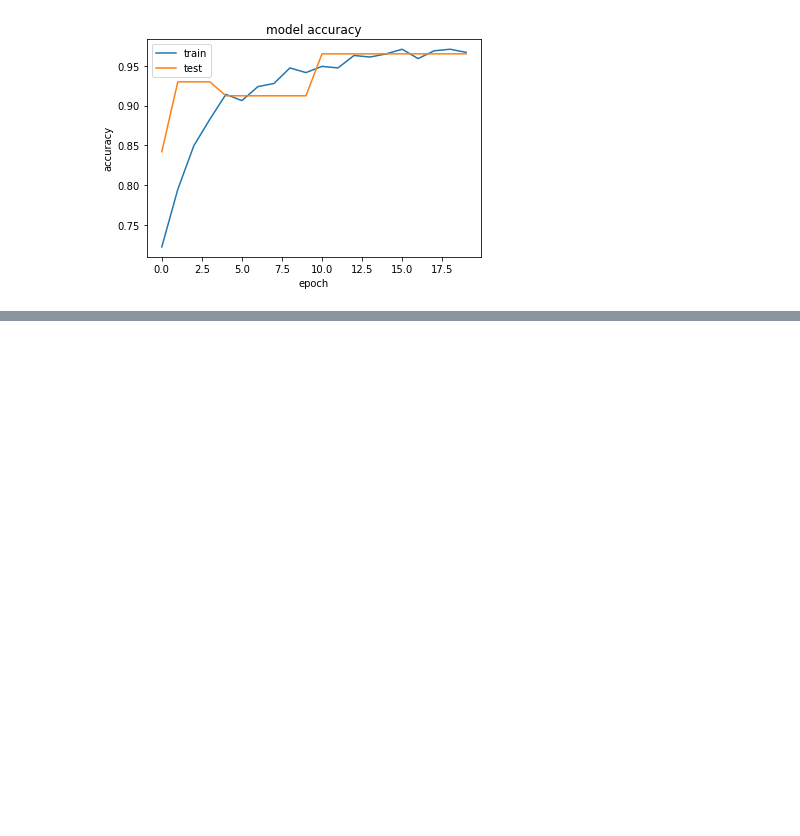
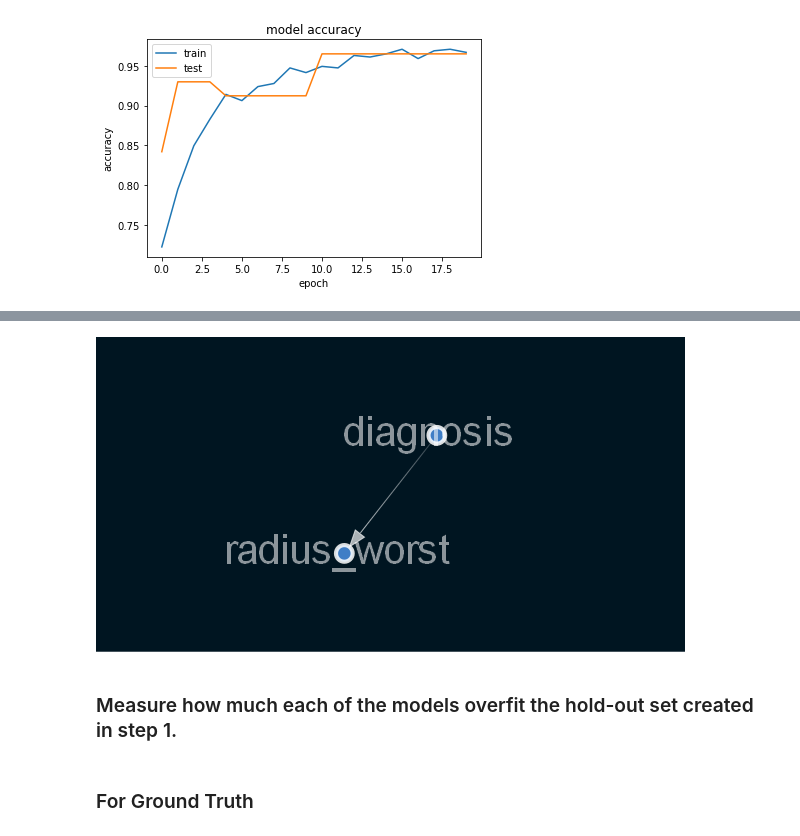
Before and after one commit to Causal-Inference-on-Breast-cancer/Causualty, a Jupyter notebook: notebooks/Data Exploration.ipynb, the cells around one changed output, grey strips where cells are left out. Saved outputs shown, nothing was run; the diff lists cells and outputs as text; code cells hidden in the pictures; blank space fills up the shorter version.

```diff
--- a/notebooks/Data Exploration.ipynb
+++ b/notebooks/Data Exploration.ipynb
@@ -274,0 +380,4 @@ plt.show()
+# %%
+ground_truth_predecessors = list(sm.predecessors('diagnosis'))
+train_df_alt = scaled_df[ground_truth_predecessors+['diagnosis']]
+train_df_alt.head()
@@ -274,0 +393,2 @@ plt.show()
+# %%
+sm_alt = from_pandas(train_df_alt, w_threshold = 0.7, max_iter=30)
@@ -274,0 +397,8 @@ plt.show()
+# %%
+viz_alt = plot_structure(
+    sm_alt,
+    graph_attributes={"scale": "0.5"},
+    all_node_attributes=NODE_STYLE.WEAK,
+    all_edge_attributes=EDGE_STYLE.WEAK)
+Image(viz_alt.draw(format='png'))
+# %% [output]
@@ -274,0 +408,3 @@ plt.show()
+[figure, added]
+# %% [markdown]
+### Measure how much each of the models overfit the hold-out set created in step 1.
@@ -274,0 +417,2 @@ plt.show()
+# %% [markdown]
+### For Ground Truth
```
Also changed, not shown: parts of 28 cells of this notebook.
